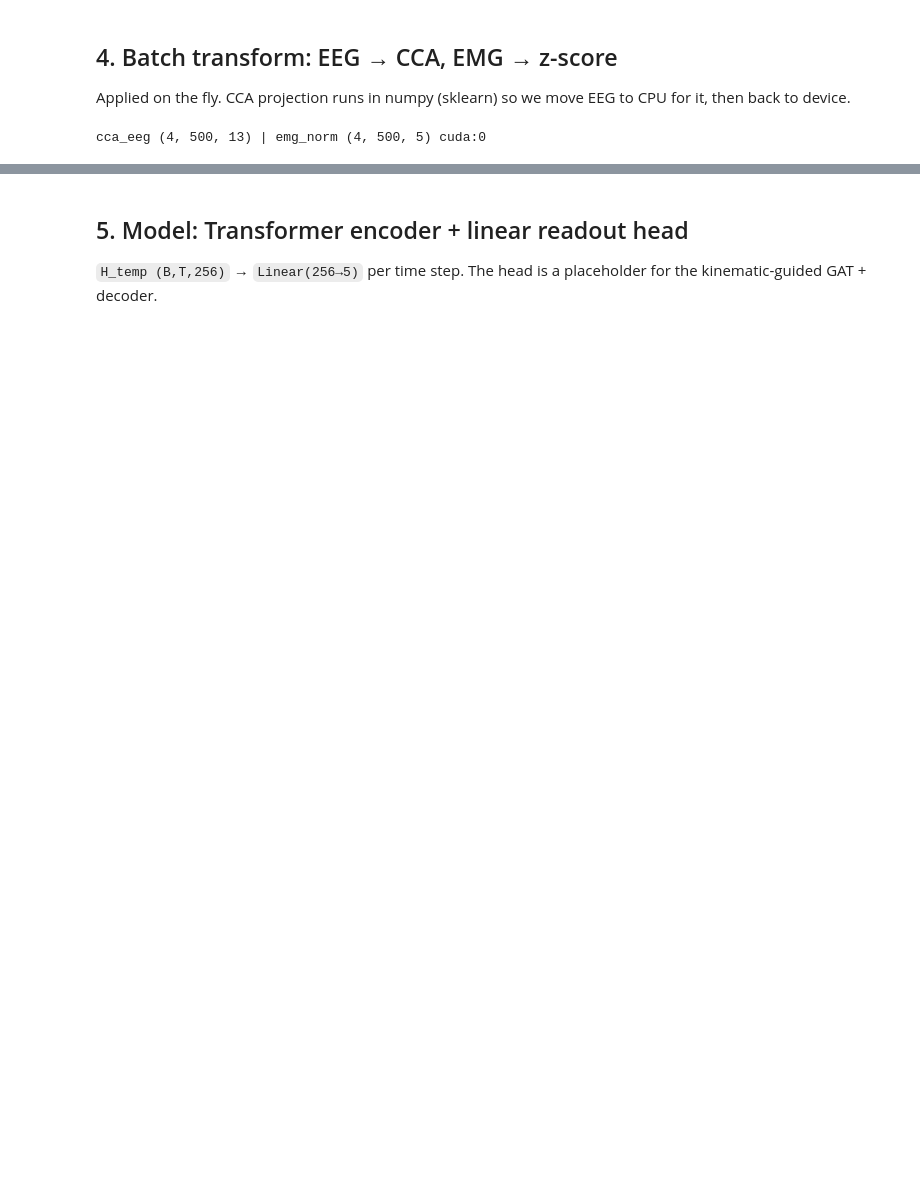
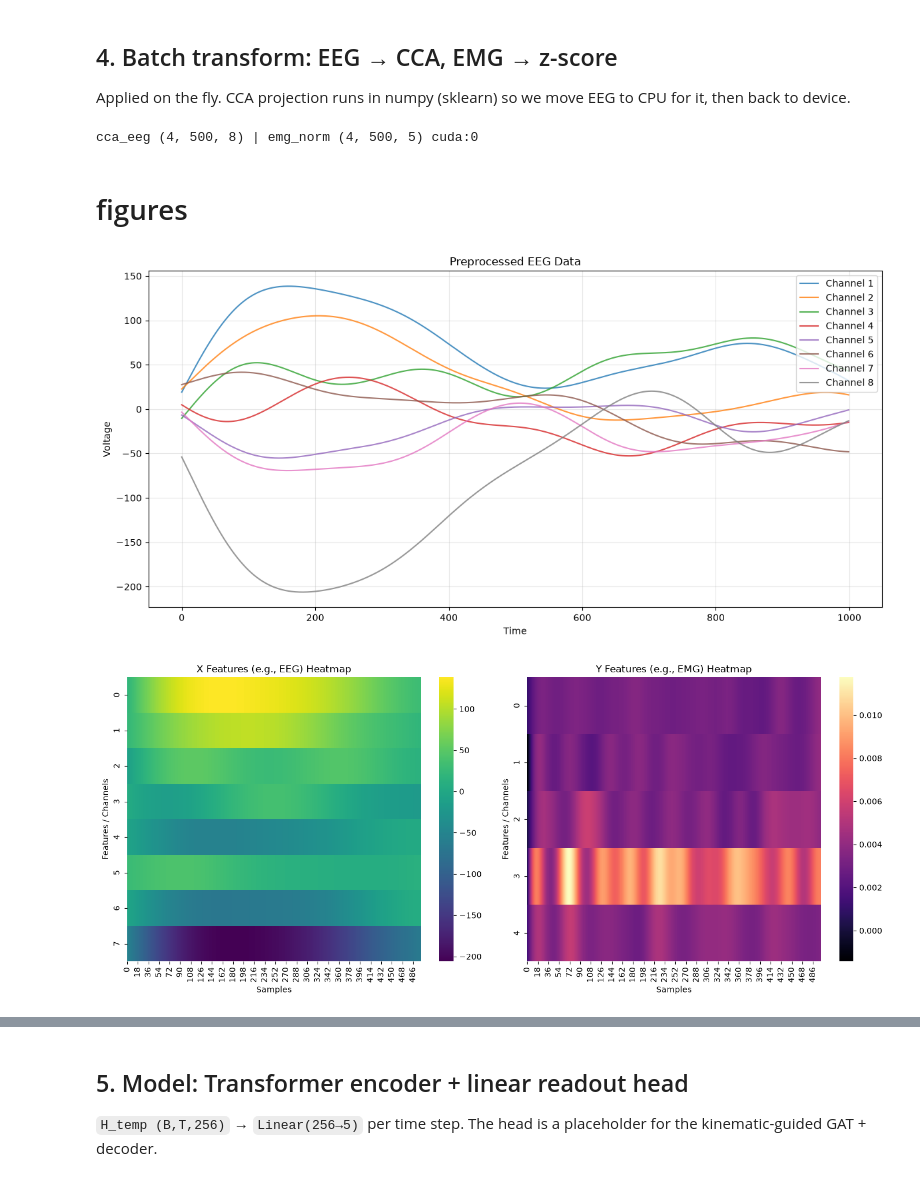
Before and after one commit to MohammadMahdi-Sharifbeigy/eeg-emg-grasp-decoder, a Jupyter notebook: notebooks/02_train_transformer.ipynb, the cells around one changed output, grey strips where cells are left out. Saved outputs shown, nothing was run; the diff lists cells and outputs as text; code cells hidden in the pictures; blank space fills up the shorter version.

```diff
--- a/notebooks/02_train_transformer.ipynb
+++ b/notebooks/02_train_transformer.ipynb
@@ -70,4 +335,22 @@ window/stride: 500 / 50 | CCA comps: 13
 ## 1. Preprocessing function
 
 Applied per raw series inside the Dataset, before windowing. Handles **EEG** and **EMG** only — kinematics stay raw 36-col because `dataset.extract_kt()` builds `k_t` internally. EMG z-score is left to a second pass (needs global train statistics).
+# %%
+# @title make_preprocess_fn
+def make_preprocess_fn(cfg):
+    eeg_cfg = cfg['preprocessing']['eeg']
+    emg_cfg = cfg['preprocessing']['emg']
+
+    def preprocess_fn(s):
+        s = dict(s)
+        # Pass eeg_names to trigger the new channel selection logic
+        s['eeg'] = preprocess_eeg_from_config(
+            s['eeg'], float(s['fs_eeg']), eeg_cfg, channel_names=s.get('eeg_names')
+        )
+        s['emg'] = preprocess_emg_from_config(s['emg'], float(s['fs_emg']), emg_cfg)
+        # kin: leave raw (T, 36) -> dataset.extract_kt() handles k_t
+        return s
+    return preprocess_fn
+
+preprocess_fn = make_preprocess_fn(cfg)
 # %%
@@ -159,10 +445,11 @@ EMG std  [0.047 0.013 0.006 0.017 0.013]
 
 Applied on the fly. CCA projection runs in numpy (sklearn) so we move EEG to CPU for it, then back to device.
 # %%
+# @title prepare_batch
 def prepare_batch(eeg, emg):
-    """eeg (B,W,32), emg (B,W,5) -> cca_eeg (B,W,N_CCA), emg_norm (B,W,5)."""
-    B, Wn, _ = eeg.shape
-    flat = eeg.reshape(-1, 32).to(DEVICE)             # (B*W, 32)
+    """eeg (B,W,C), emg (B,W,5) -> cca_eeg (B,W,N_CCA), emg_norm (B,W,5)."""
+    B, Wn, C = eeg.shape  # Automatically extract C (which is 8 now)
+    flat = eeg.reshape(-1, C).to(DEVICE)             # (B*W, C)
     proj = cca_gpu.transform(flat).reshape(B, Wn, N_CCA)  # (B,W,N_CCA)
     cca_eeg = proj
     emg_norm = (emg.to(DEVICE) - EMG_MEAN) / EMG_STD
@@ -173,4 +460,33 @@ _e, _k, _m = next(iter(DataLoader(train_ds, batch_size=4)))
 _ce, _mn = prepare_batch(_e, _m)
 print('cca_eeg', tuple(_ce.shape), '| emg_norm', tuple(_mn.shape), _mn.device)
 # %% [output]
-cca_eeg (4, 500, 13) | emg_norm (4, 500, 5) cuda:0
+cca_eeg (4, 500, 8) | emg_norm (4, 500, 5) cuda:0
+# %% [markdown]
+# figures
+# %%
+# ---------------------------------------------------------
+# 1. Visualize preprocessed data
+# ---------------------------------------------------------
+# Let's take the very first continuous recording in the training set
+eeg_sample = tr_eeg[0]
+emg_sample = tr_emg[0]
+kin_sample = tr_kin[0]
+
+# ---------------------------------------------------------
+# 2. Visualize CCA Output
+# ---------------------------------------------------------
+# The custom EEGKinCCA wrapper uses sklearn's CCA internally as `._cca`.
+# We'll transform both EEG (X) and Kinematics (Y) to canonical variates.
+X_c, Y_c = cca._cca.transform(eeg_sample.astype(np.float64), kin_sample.astype(np.float64))
+
+# Calculate the correlation coefficients for each canonical component manually
+correlations = [np.corrcoef(X_c[:, i], Y_c[:, i])[0, 1] for i in range(X_c.shape[1])]
+# %%
+# Plot the first 1000 samples of the first EEG recording
+plot_time_series(eeg_sample[:1000], title="Preprocessed EEG Data", ylabel="Voltage")
+
+# Plot feature heatmaps for the first 500 samples
+plot_feature_heatmaps(eeg_sample[:500], emg_sample[:500])
+# %% [output]
+[figure, added]
+[figure, added]
```
Also changed, not shown: parts of 16 cells of this notebook, 40 other files.
